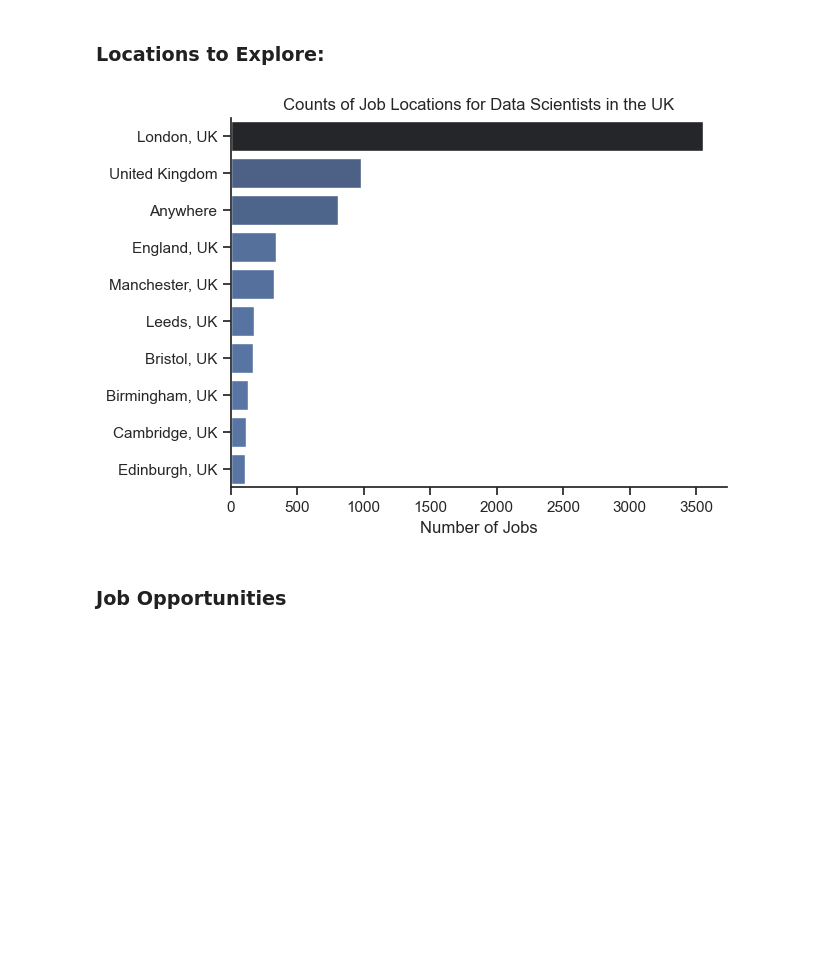
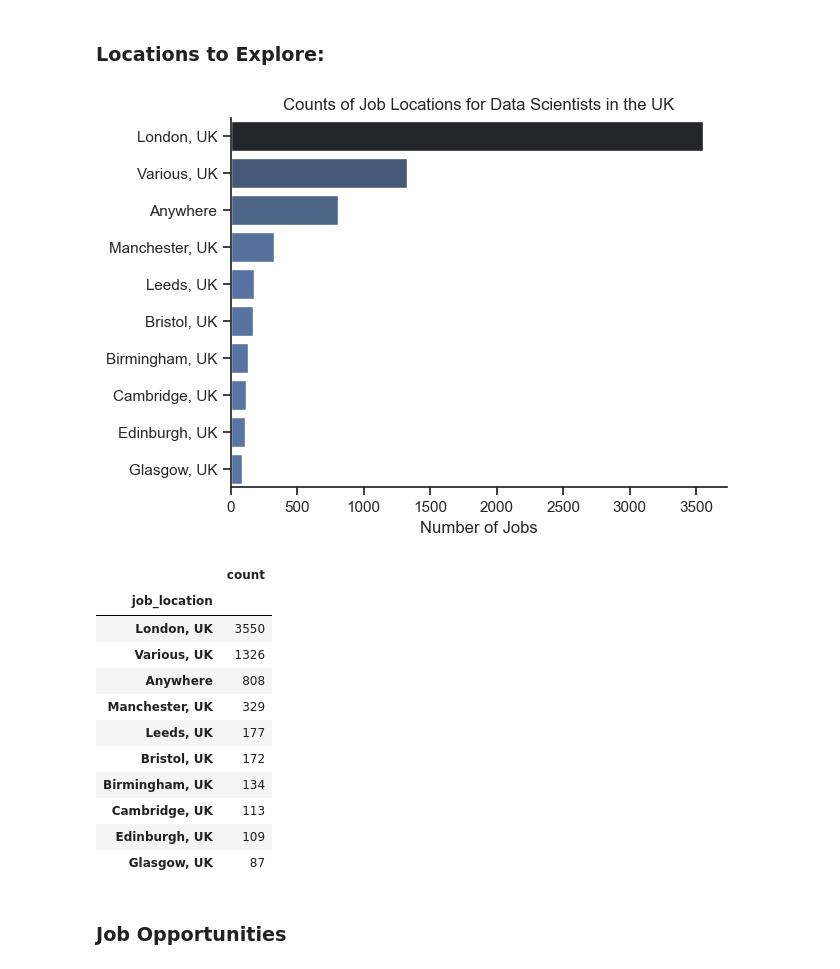
Before and after one commit to has78910/Python_LukeDataProject1, a Jupyter notebook: _Project1/1_EDA_Intro.ipynb, the cells around one changed output. Saved outputs shown, nothing was run; the diff lists cells and outputs as text; code cells hidden in the pictures; blank space fills up the shorter version.

```diff
--- a/_Project1/1_EDA_Intro.ipynb
+++ b/_Project1/1_EDA_Intro.ipynb
@@ -56,17 +62,39 @@ df_DA_UK
+# %%
+def clean_job_location(location):
+    if location in ['United Kingdom', 'England, UK']:
+        return 'Various, UK'
+    return location
+
+df_DA_UK.loc[:, 'job_location']= df_DA_UK['job_location'].apply(clean_job_location)
 # %% [markdown]
 ### Locations to Explore:
 # %%
 df_plot =df_DA_UK['job_location'].value_counts().head(10).to_frame()
 
 sns.set_theme(style='ticks')
 sns.barplot(data=df_plot, x='count', y='job_location', hue='count', palette='dark:b_r', legend=False)
 sns.despine()
 plt.title('Counts of Job Locations for Data Scientists in the UK')
 plt.xlabel('Number of Jobs')
 plt.ylabel('')
 plt.show()
+
+
+df_plot
 # %% [output]
-[figure, old version]
+[figure, new version]
+|  | count |
+| job_location |  |
+| London, UK | 3550 |
+| Various, UK | 1326 |
+| Anywhere | 808 |
+| Manchester, UK | 329 |
+| Leeds, UK | 177 |
+| Bristol, UK | 172 |
+| Birmingham, UK | 134 |
+| Cambridge, UK | 113 |
+| Edinburgh, UK | 109 |
+| Glasgow, UK | 87 |
 # %% [markdown]
 ### Job Opportunities
 # %%
```
Also changed, not shown: parts of 1 cell of this notebook, 3 other files.
